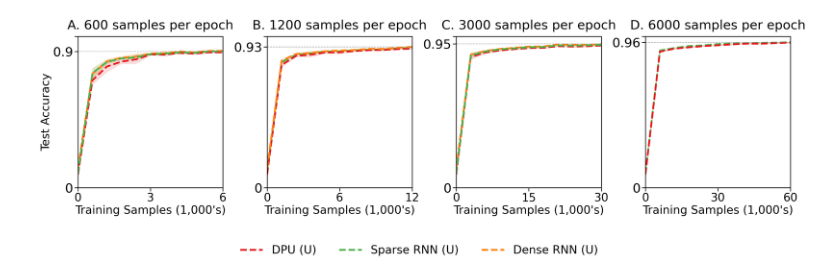
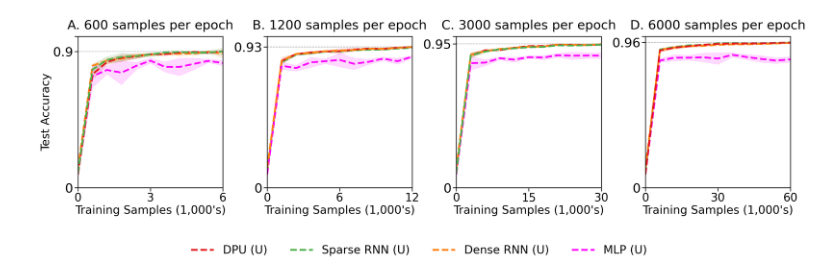
Before and after one commit to neurodata/BPU, a Jupyter notebook: plotting/compre_accuracy.ipynb, the cells around one changed output. Saved outputs shown, nothing was run; the diff lists cells and outputs as text; code cells hidden in the pictures.

```diff
--- a/plotting/compre_accuracy.ipynb
+++ b/plotting/compre_accuracy.ipynb
@@ -15,6 +15,7 @@ COLOR_MAP = {
     "Unlearnable_RNN_Same_Sparsity_Accuracy_Leveraging": "#4DAF4A",  # Same green as original sparse RNN
     # "DPU_LoRA_Accuracy_Leveraging": "#9467BD",  # Same purple as original DPU LoRA
     "Unlearnable_RNN_No_Sparsity_Accuracy_Leveraging": "#FF7F0E",  # Same orange as original unlearnable RNN
+    "Unlearnable_Twohidden_MLP": "#FF00FF",  # pink
     # Add more experiments if needed
 }
 
@@ -23,6 +24,7 @@ LINE_STYLE = {
     "Unlearnable_RNN_Same_Sparsity_Accuracy_Leveraging": "--",  # Dashed for unlearnable
     # "DPU_LoRA_Accuracy_Leveraging": "-",  # Dashed for unlearnable
     "Unlearnable_RNN_No_Sparsity_Accuracy_Leveraging": "--",  # Dashed for unlearnable
+    "Unlearnable_Twohidden_MLP": "--",  # Dashed for unlearnable
     # Add more experiments if needed
 }
 
@@ -61,6 +63,7 @@ def create_custom_legend():
         Line2D([0], [0], color=COLOR_MAP["Unlearnable_RNN_Same_Sparsity_Accuracy_Leveraging"], ls="--", lw=5.0, label="Sparse RNN (U)"),
         # Line2D([0], [0], color=COLOR_MAP["DPU_LoRA_Accuracy_Leveraging"], ls="-", lw=5.0, label="DPU LoRA (U)"),
         Line2D([0], [0], color=COLOR_MAP["Unlearnable_RNN_No_Sparsity_Accuracy_Leveraging"], ls="--", lw=5.0, label="Dense RNN (U)"),
+        Line2D([0], [0], color=COLOR_MAP["Unlearnable_Twohidden_MLP"], ls="--", lw=5.0, label="MLP (U)"),
         # Add more legend elements as needed
     ]
     return legend_elements
@@ -161,31 +164,31 @@ if __name__ == "__main__":
                 continue
             acc_matrix = np.array(acc_list)
             mean = np.mean(acc_matrix, axis=0)
             global_max_acc = max(global_max_acc, np.max(mean))
 
     # Use a consistent y-axis scaling with a bit of padding
     global_y_max = max(1.0, global_max_acc * 1.1)
 
     # Plot each panel with consistent y-axis scaling
     panel_labels = ['A', 'B', 'C', 'D']
     for idx, sample in enumerate(SELECTED_SAMPLES):
         plot_results(all_data[sample], axes[idx], sample, global_y_max, panel_labels[idx])
 
     # Adjust spacing between subplots - increase horizontal space
     plt.subplots_adjust(wspace=0.25)  # Space between panels horizontally
     plt.tight_layout()
 
     # Add legend to the bottom of the figure
     legend = fig.legend(
         handles=create_custom_legend(),
         loc="center",
         bbox_to_anchor=(0.5, -0.15),  # Adjusted position for 1x4 layout
         ncol=4,  # Adjusted for fewer legend items
         frameon=False,
         fontsize=32,
     )
 
     plt.savefig("./figures/accuracy_leveraging_performance.pdf", bbox_inches="tight")
     plt.show()
 # %% [output]
-[figure, old version]
+[figure, new version]
```
Also changed, not shown: 11 other files.
